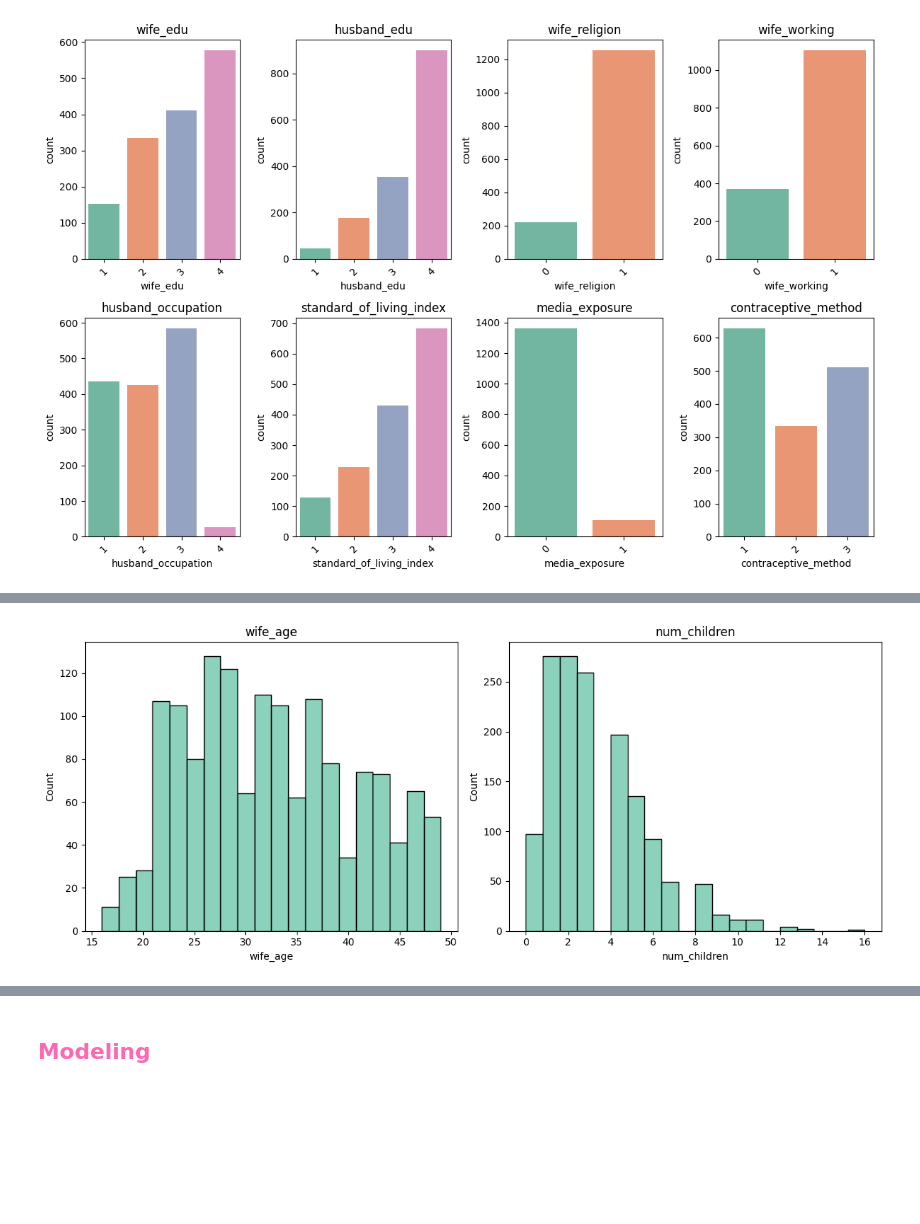
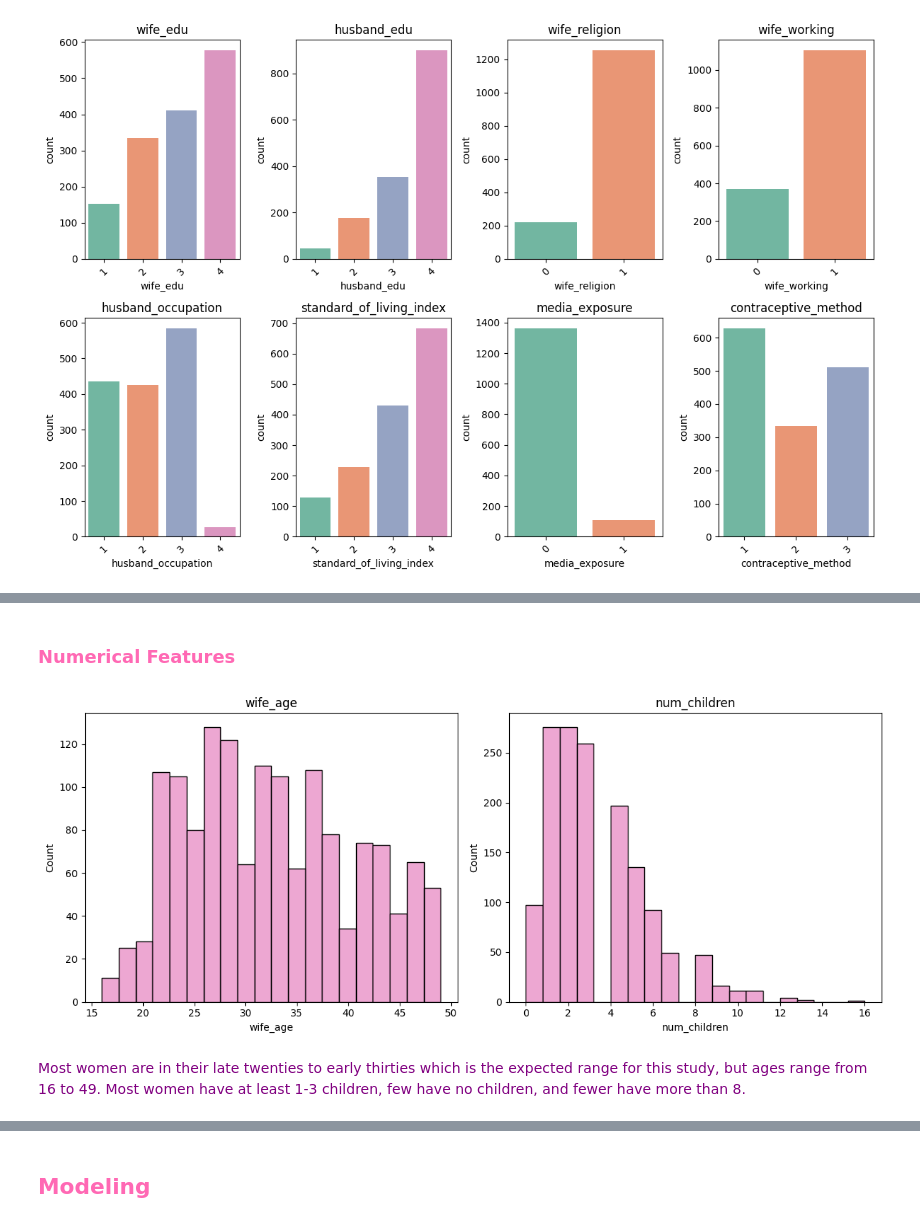
Before and after one commit to fabiola-rojas/itcs3162-proj2, a Jupyter notebook: proj2-contraceptives.ipynb, the cells around one changed output, grey strips where cells are left out. Cells and saved outputs as stored; diff of their text form; code cells hidden in the pictures; blank space fills up the shorter version.

```diff
--- a/proj2-contraceptives.ipynb
+++ b/proj2-contraceptives.ipynb
@@ -160,15 +216,19 @@ plt.show()
+# %% [markdown]
+### <span style="color: hotpink">Numerical Features
 # %%
 fig, axes = plt.subplots(nrows=1, ncols=2, figsize=(12, 5))
 axes = axes.flatten()
 
 for i, col in enumerate(num_cols):
-    sns.histplot(df[col], ax=axes[i], bins=20, color='#66c2a5')
+    sns.histplot(df[col], ax=axes[i], bins=20, color='#e78ac3')
     axes[i].set_title(col)
 
 for j in range(len(num_cols), len(axes)):
     fig.delaxes(axes[j])
 
 plt.tight_layout()
 plt.show()
 # %% [output]
-[figure, old version]
+[figure, new version]
+# %% [markdown]
+<span style="color: purple">Most women are in their late twenties to early thirties which is the expected range for this study, but ages range from 16 to 49. Most women have at least 1-3 children, few have no children, and fewer have more than 8.
```
Also changed, not shown: parts of 64 cells of this notebook.
